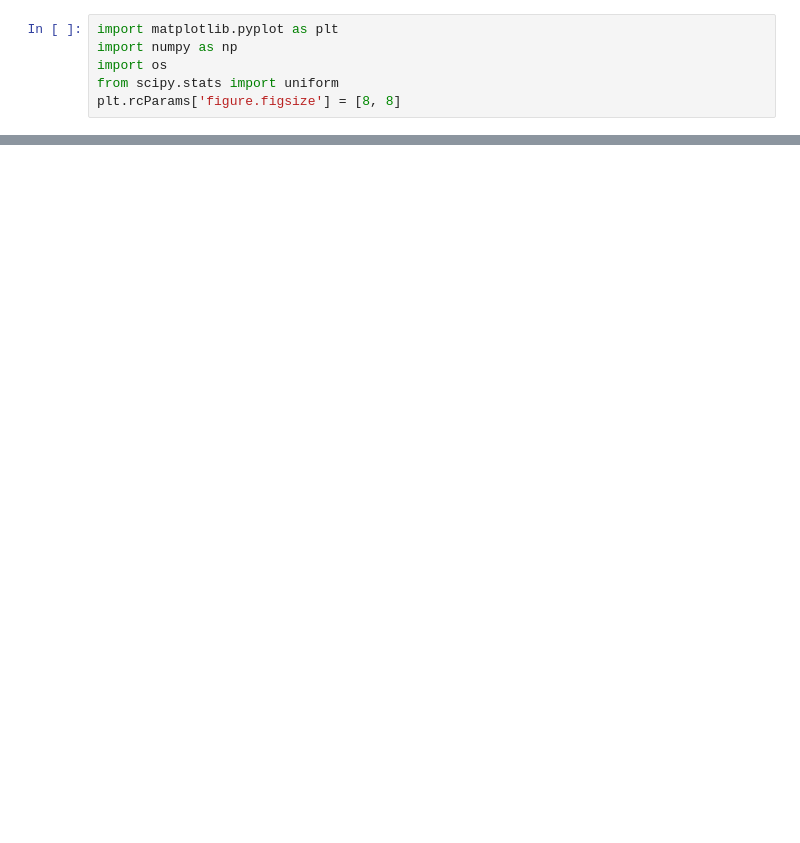
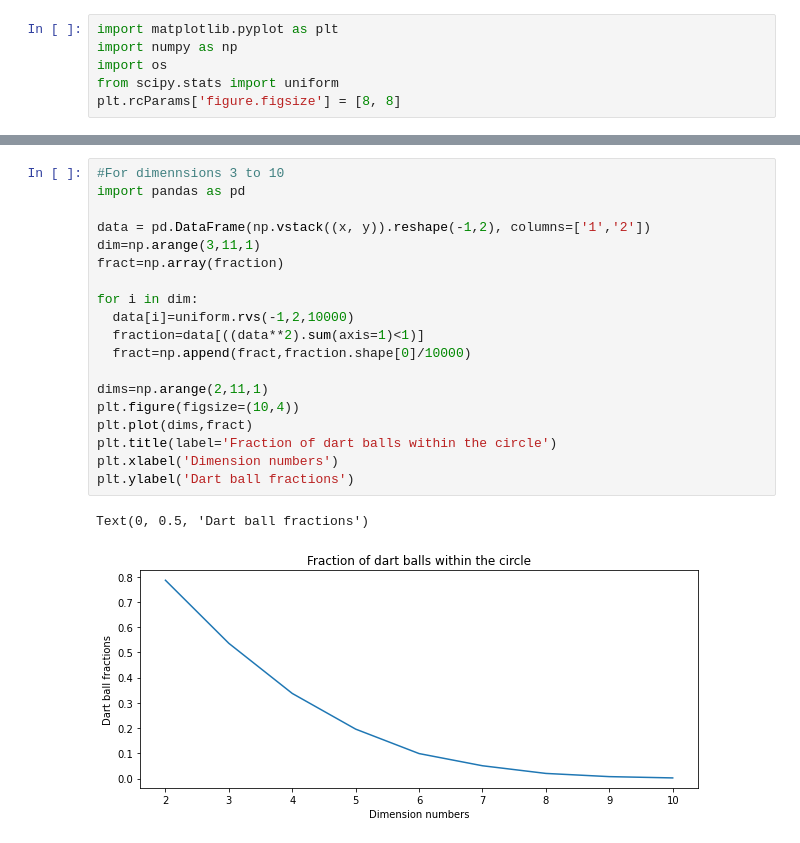
Before and after one commit to Israt-Tasnim/Math-6397, a Jupyter notebook: Homework/3.2.ipynb, the cells around one changed output, grey strips where cells are left out. Saved outputs shown, nothing was run; the diff lists cells and outputs as text; blank space fills up the shorter version.

```diff
--- a/Homework/3.2.ipynb
+++ b/Homework/3.2.ipynb
@@ -44,0 +38,22 @@ print(fraction)
+# %%
+#For dimennsions 3 to 10
+import pandas as pd
+
+data = pd.DataFrame(np.vstack((x, y)).reshape(-1,2), columns=['1','2'])
+dim=np.arange(3,11,1)
+fract=np.array(fraction)
+
+for i in dim:
+  data[i]=uniform.rvs(-1,2,10000)
+  fraction=data[((data**2).sum(axis=1)<1)]
+  fract=np.append(fract,fraction.shape[0]/10000)
+
+dims=np.arange(2,11,1)
+plt.figure(figsize=(10,4))
+plt.plot(dims,fract)
+plt.title(label='Fraction of dart balls within the circle')
+plt.xlabel('Dimension numbers')
+plt.ylabel('Dart ball fractions')
+# %% [output]
+Text(0, 0.5, 'Dart ball fractions')
+[figure, added]
```
Also changed, not shown: parts of 4 cells of this notebook.
